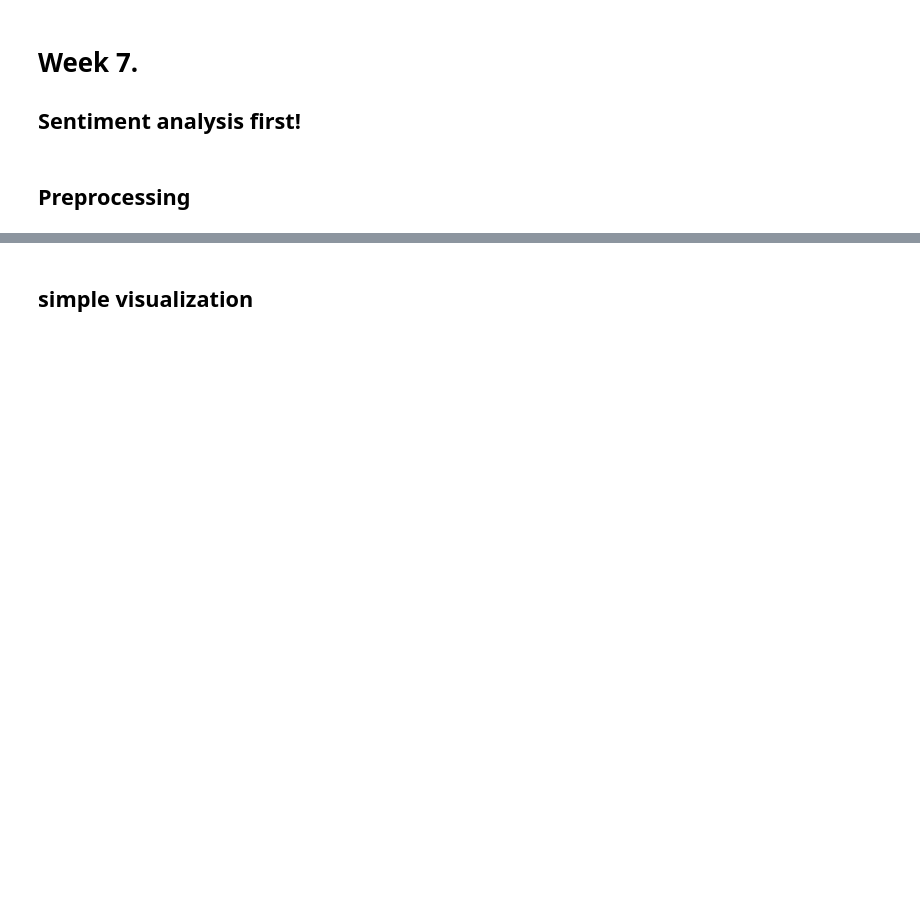
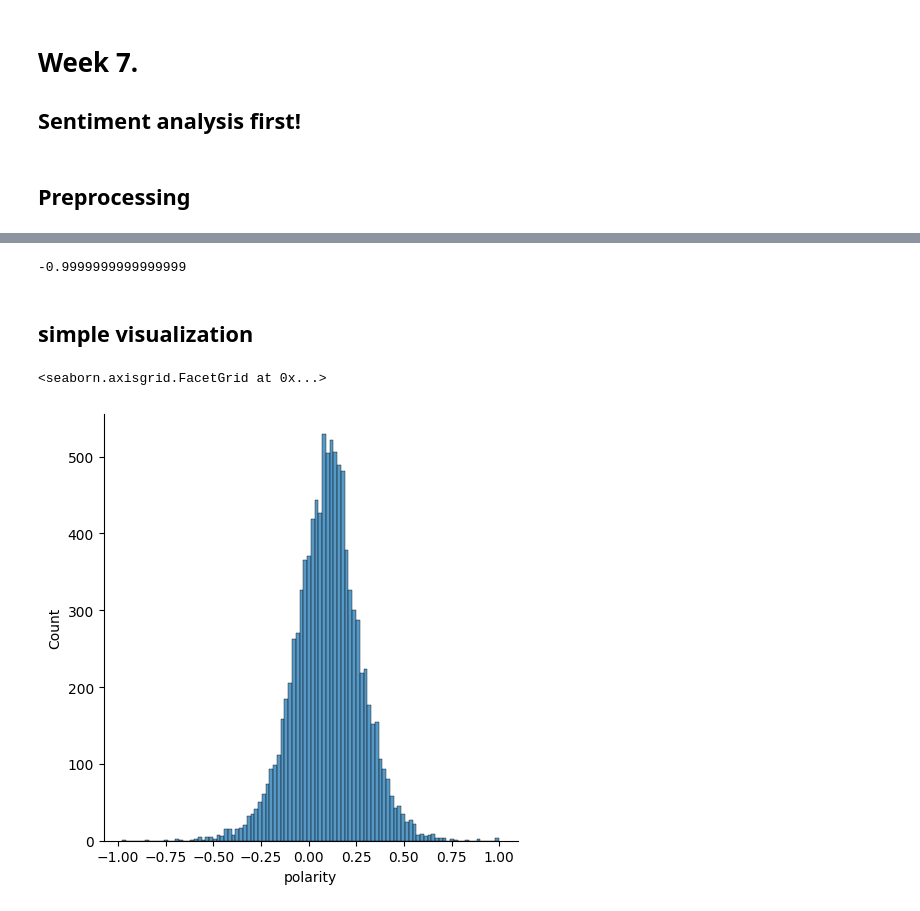
Before and after one commit to sonjaJolanda/BigDataSocialSciences, a Jupyter notebook: week7/KLEIN_sonja_week7.ipynb, the cells around one changed output, grey strips where cells are left out. Cells and saved outputs as stored; diff of their text form; code cells hidden in the pictures; blank space fills up the shorter version.

```diff
--- a/week7/KLEIN_sonja_week7.ipynb
+++ b/week7/KLEIN_sonja_week7.ipynb
@@ -11,0 +17,8 @@ from nltk.corpus import stopwords
+# %%
+def preprocess_reviews(review):
+    preprocessed_review = review
+    preprocessed_review = re.sub(r'<.*?>', '', review)
+    preprocessed_review = " ".join(word for word in preprocessed_review.split() if word not in stop_words)
+    return preprocessed_review
+# %%
+reviews['Processed review'] = reviews['review'].apply(lambda x: preprocess_reviews(x))
@@ -12,6 +36,20 @@ from nltk.corpus import stopwords
+# %%
+TextBlob("Hello, I hat to admit, but I am working on Saturday night! I am leaving for a business trip in a couple of hours, damn. So stupid!").sentiment.polarity
+# you could do the same thing with .sentiment.subjectivity
+# %% [output]
+-0.9999999999999999
+# %%
+reviews['polarity'] = reviews['Processed review'].apply(lambda x: TextBlob(x).sentiment.polarity)
+# %%
+reviews['subjectivity'] = reviews['Processed review'].apply(lambda x: TextBlob(x).sentiment.subjectivity)
 # %% [markdown]
 ## simple visualization
 # %%
 import seaborn as sns
 import matplotlib.pyplot as plt
 %matplotlib inline
+# %%
+sns.displot(reviews['polarity'])
+# %% [output]
+<seaborn.axisgrid.FacetGrid at 0x...>
+[figure, added]
```
Also changed, not shown: parts of 9 cells of this notebook, 2 other files.
